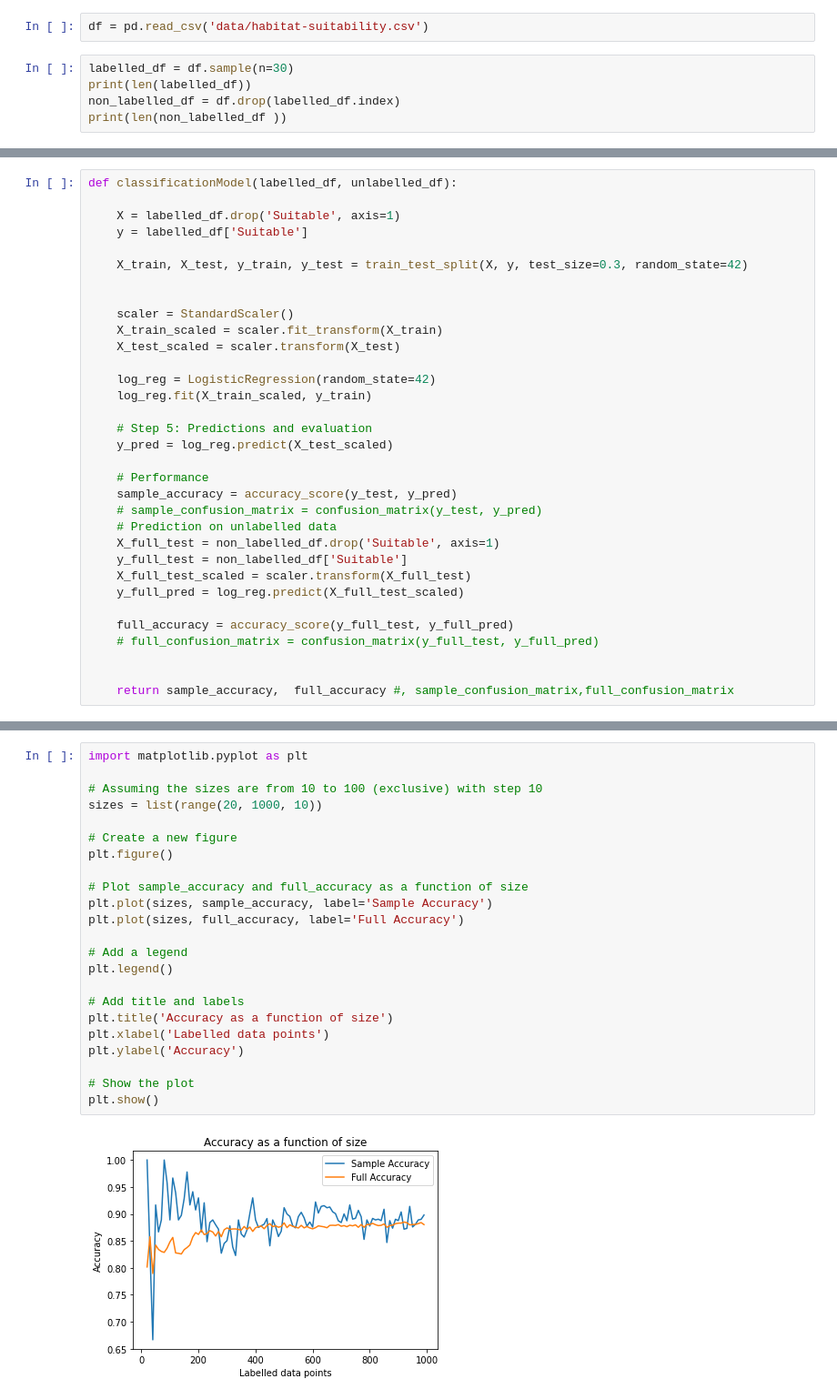
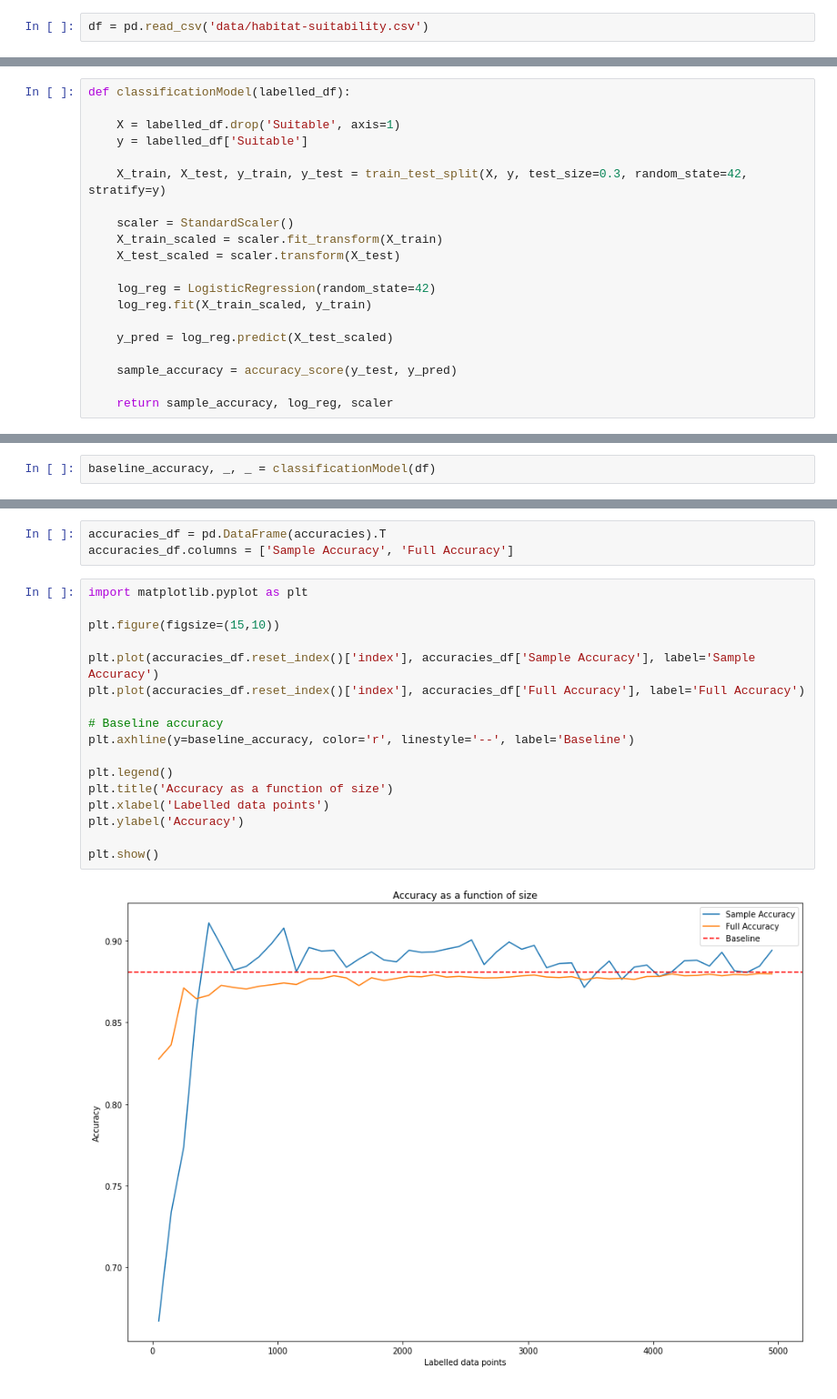
Before and after one commit to giorgiodemarchi/Duality-Based-Active-Learning, a Jupyter notebook: model.ipynb, the cells around one changed output, grey strips where cells are left out. Shown: that part at 91% size. Saved outputs shown, nothing was run; the diff lists cells and outputs as text.

```diff
--- a/model.ipynb
+++ b/model.ipynb
@@ -10,8 +11,3 @@ from sklearn.linear_model import LogisticRegression
 from sklearn.metrics import classification_report, confusion_matrix, accuracy_score
 # %%
 df = pd.read_csv('data/habitat-suitability.csv')
-# %%
-labelled_df = df.sample(n=30)
-print(len(labelled_df))
-non_labelled_df = df.drop(labelled_df.index)
-print(len(non_labelled_df ))
@@ -21,11 +14,10 @@ print(len(non_labelled_df ))
 # %%
-def classificationModel(labelled_df, unlabelled_df):
+def classificationModel(labelled_df):
 
     X = labelled_df.drop('Suitable', axis=1)
     y = labelled_df['Suitable']
 
-    X_train, X_test, y_train, y_test = train_test_split(X, y, test_size=0.3, random_state=42)
-
+    X_train, X_test, y_train, y_test = train_test_split(X, y, test_size=0.3, random_state=42, stratify=y)
 
     scaler = StandardScaler()
     X_train_scaled = scaler.fit_transform(X_train)
@@ -34,20 +26,8 @@ def classificationModel(labelled_df, unlabelled_df):
     log_reg = LogisticRegression(random_state=42)
     log_reg.fit(X_train_scaled, y_train)
 
-    # Step 5: Predictions and evaluation
     y_pred = log_reg.predict(X_test_scaled)
 
-    # Performance
     sample_accuracy = accuracy_score(y_test, y_pred)
-    # sample_confusion_matrix = confusion_matrix(y_test, y_pred)
-    # Prediction on unlabelled data
-    X_full_test = non_labelled_df.drop('Suitable', axis=1)
-    y_full_test = non_labelled_df['Suitable']
-    X_full_test_scaled = scaler.transform(X_full_test)
-    y_full_pred = log_reg.predict(X_full_test_scaled)
 
-    full_accuracy = accuracy_score(y_full_test, y_full_pred)
-    # full_confusion_matrix = confusion_matrix(y_full_test, y_full_pred)
-
-
-    return sample_accuracy,  full_accuracy #, sample_confusion_matrix,full_confusion_matrix
+    return sample_accuracy, log_reg, scaler
@@ -53,0 +36,2 @@ def classificationModel(labelled_df, unlabelled_df):
+# %%
+baseline_accuracy, _, _ = classificationModel(df)
@@ -75,27 +74,24 @@ for size in range(20, 1000, 10):
     labelled_indexes.extend(current_sample.index.tolist())
+# %%
+accuracies_df = pd.DataFrame(accuracies).T
+accuracies_df.columns = ['Sample Accuracy', 'Full Accuracy']
 # %%
 import matplotlib.pyplot as plt
 
-# Assuming the sizes are from 10 to 100 (exclusive) with step 10
-sizes = list(range(20, 1000, 10))
+plt.figure(figsize=(15,10))
 
-# Create a new figure
-plt.figure()
+plt.plot(accuracies_df.reset_index()['index'], accuracies_df['Sample Accuracy'], label='Sample Accuracy')
+plt.plot(accuracies_df.reset_index()['index'], accuracies_df['Full Accuracy'], label='Full Accuracy')
 
-# Plot sample_accuracy and full_accuracy as a function of size
-plt.plot(sizes, sample_accuracy, label='Sample Accuracy')
-plt.plot(sizes, full_accuracy, label='Full Accuracy')
+# Baseline accuracy
+plt.axhline(y=baseline_accuracy, color='r', linestyle='--', label='Baseline')
 
-# Add a legend
 plt.legend()
-
-# Add title and labels
 plt.title('Accuracy as a function of size')
 plt.xlabel('Labelled data points')
 plt.ylabel('Accuracy')
 
-# Show the plot
 plt.show()
 # %% [output]
-[figure, old version]
+[figure, new version]
 # %% [markdown]
```
Also changed, not shown: parts of 10 cells of this notebook.
